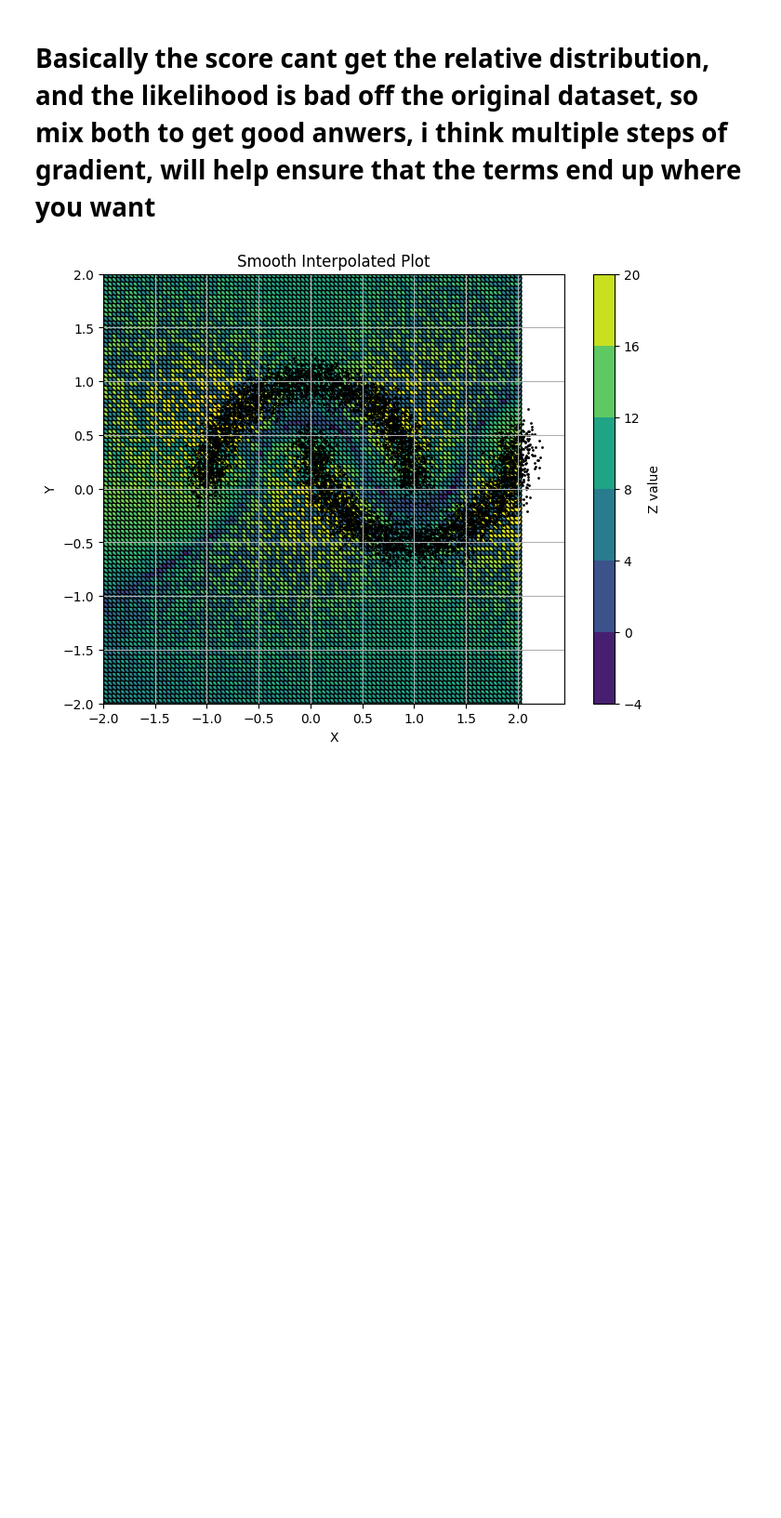
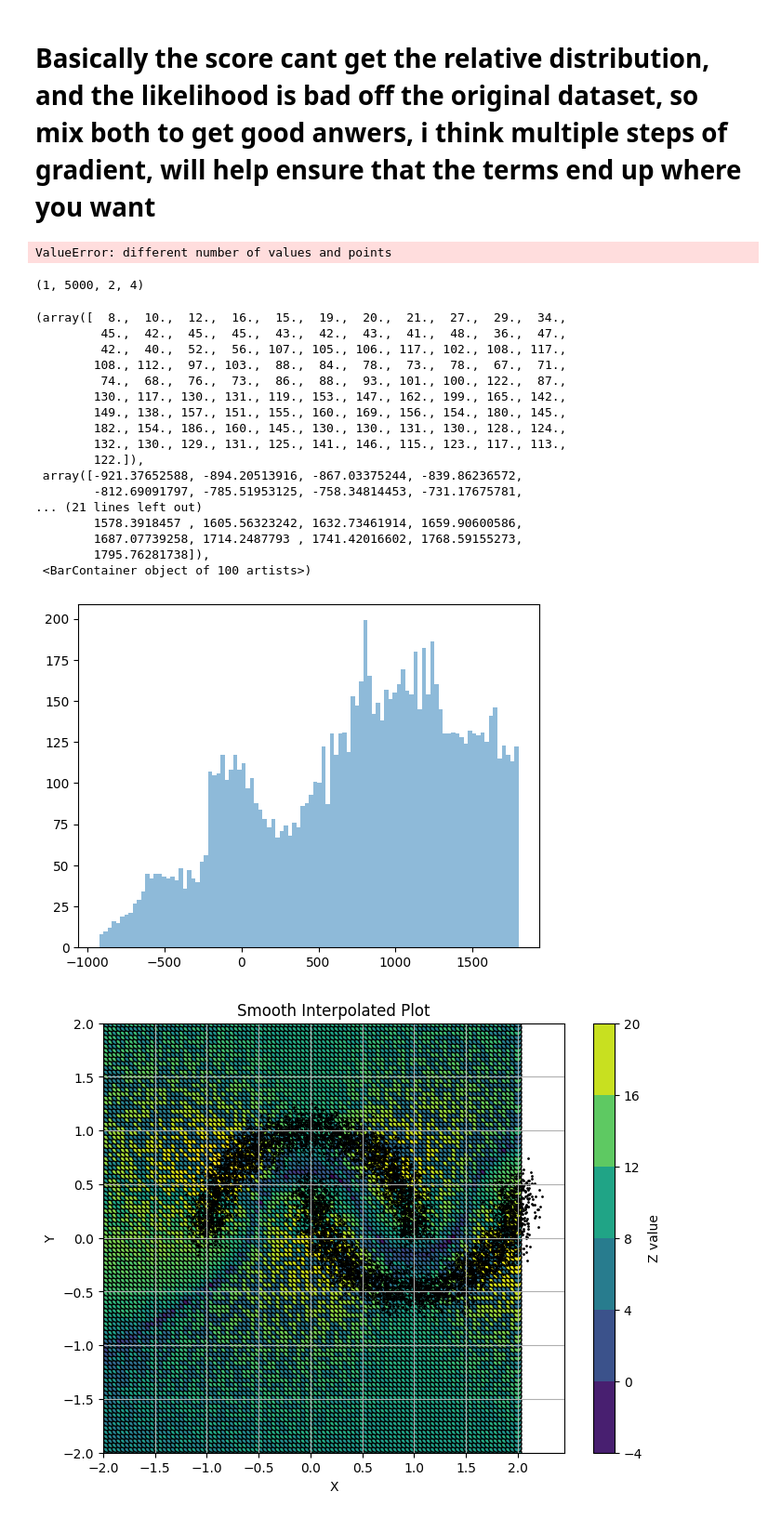
Before and after one commit to mattocallaghan/Score_SBI, a Jupyter notebook: plots.ipynb, the cells around one changed output. Shown at 93% size. Drawn from its saved outputs; the diff is of its cells as text; code cells hidden in the pictures; blank space fills up the shorter version.

```diff
--- a/plots.ipynb
+++ b/plots.ipynb
@@ -156,6 +162,76 @@ Stacked Data Shape: (10000, 2)
 Stacked Likelihood Shape: (10000,)
 # %% [markdown]
 # Basically the score cant get the relative distribution, and the likelihood is bad off the original dataset, so mix both to get good anwers, i think multiple steps of gradient, will help ensure that the terms end up where you want
+# %%
+import numpy as np
+from scipy.interpolate import griddata
+
+import matplotlib.pyplot as plt
+import glob
+# List of file paths
+file_paths_likelihood = sorted(glob.glob('/Users/mattocallaghan/Score_SBI/output/output_makemoons/eval/test_ckpt_20_bpd*.npz'))
+file_paths_data = sorted(glob.glob('/Users/mattocallaghan/Score_SBI/output/output_makemoons/eval/test_ckpt_20_gradients*.npz'))
+
+# Load and stack data samples
+data_samples = [np.load(fp)[np.load(fp).files[0]] for fp in file_paths_data[0:]]
+stacked_data = np.vstack(data_samples).reshape(-1,2)
+
+# Load and stack likelihood samples
+likelihood_samples = [np.load(fp)[np.load(fp).files[0]] for fp in file_paths_likelihood[0:]]
+stacked_likelihood = np.vstack(likelihood_samples).flatten()
+# Example data
+x = stacked_data[:,0]
+y = stacked_data[:,1]
+z = stacked_likelihood
+
+# Create grid values first.
+xi = np.linspace(x.min(), x.max(), 100)
+yi = np.linspace(y.min(), y.max(), 100)
+xi, yi = np.meshgrid(xi, yi)
+
+# Interpolate
+zi = griddata((x, y), z, (xi, yi), method='cubic')
+
+# Plot
+plt.figure(figsize=(8, 6))
+
+plt.contourf(xi, yi, zi, levels=5, cmap='viridis')
+plt.colorbar(label='Z value')
+plt.scatter(x, y, c=z, edgecolors='k')  # Plot original data points
+plt.scatter(X_moons[:, 0], X_moons[:, 1],s=1,c='black')
+
+plt.title('Smooth Interpolated Plot')
+plt.xlabel('X')
+plt.ylabel('Y')
+plt.grid(True)
+plt.show()
+# %% [output]
+ValueError: different number of values and points
+# %%
+data_samples[0]
+# %% [output]
+(1, 5000, 2, 4)
+# %%
+plt.hist(data_samples[0].flatten(), bins=100, alpha=0.5, label='Data')
+# %% [output]
+(array([  8.,  10.,  12.,  16.,  15.,  19.,  20.,  21.,  27.,  29.,  34.,
+         45.,  42.,  45.,  45.,  43.,  42.,  43.,  41.,  48.,  36.,  47.,
+         42.,  40.,  52.,  56., 107., 105., 106., 117., 102., 108., 117.,
+        108., 112.,  97., 103.,  88.,  84.,  78.,  73.,  78.,  67.,  71.,
+         74.,  68.,  76.,  73.,  86.,  88.,  93., 101., 100., 122.,  87.,
+        130., 117., 130., 131., 119., 153., 147., 162., 199., 165., 142.,
+        149., 138., 157., 151., 155., 160., 169., 156., 154., 180., 145.,
+        182., 154., 186., 160., 145., 130., 130., 131., 130., 128., 124.,
+        132., 130., 129., 131., 125., 141., 146., 115., 123., 117., 113.,
+        122.]),
+ array([-921.37652588, -894.20513916, -867.03375244, -839.86236572,
+        -812.69091797, -785.51953125, -758.34814453, -731.17675781,
+... (21 lines left out)
+        1578.3918457 , 1605.56323242, 1632.73461914, 1659.90600586,
+        1687.07739258, 1714.2487793 , 1741.42016602, 1768.59155273,
+        1795.76281738]),
+ <BarContainer object of 100 artists>)
+[figure, added]
 # %%
 import numpy as np
 from scipy.interpolate import griddata
```
Also changed, not shown: parts of 7 cells of this notebook, 11 other files.
